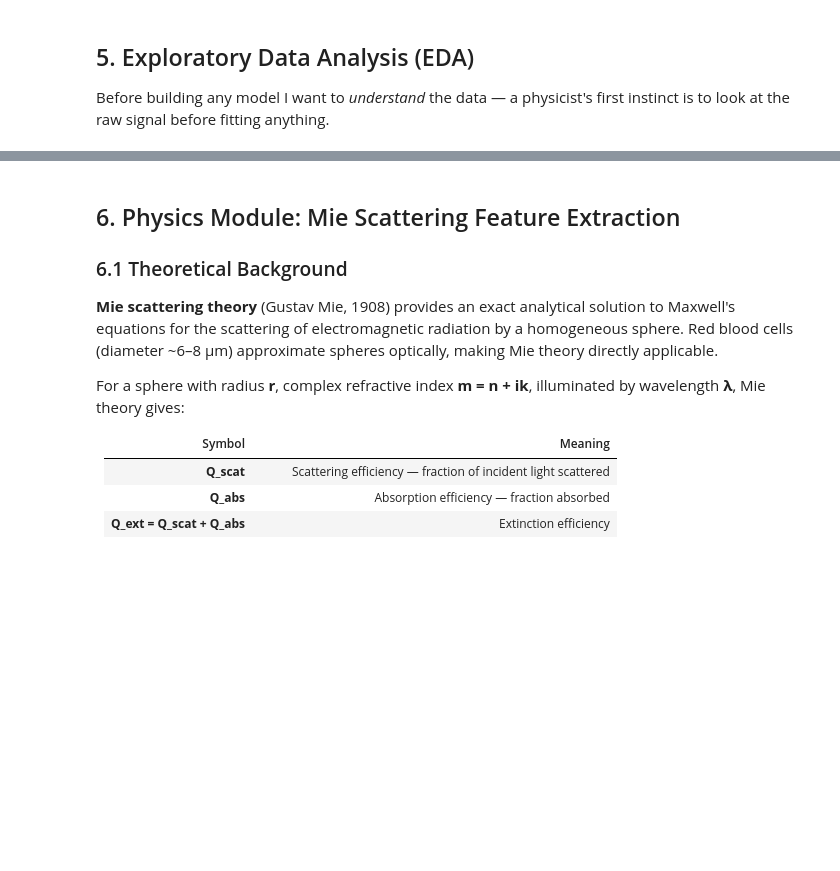
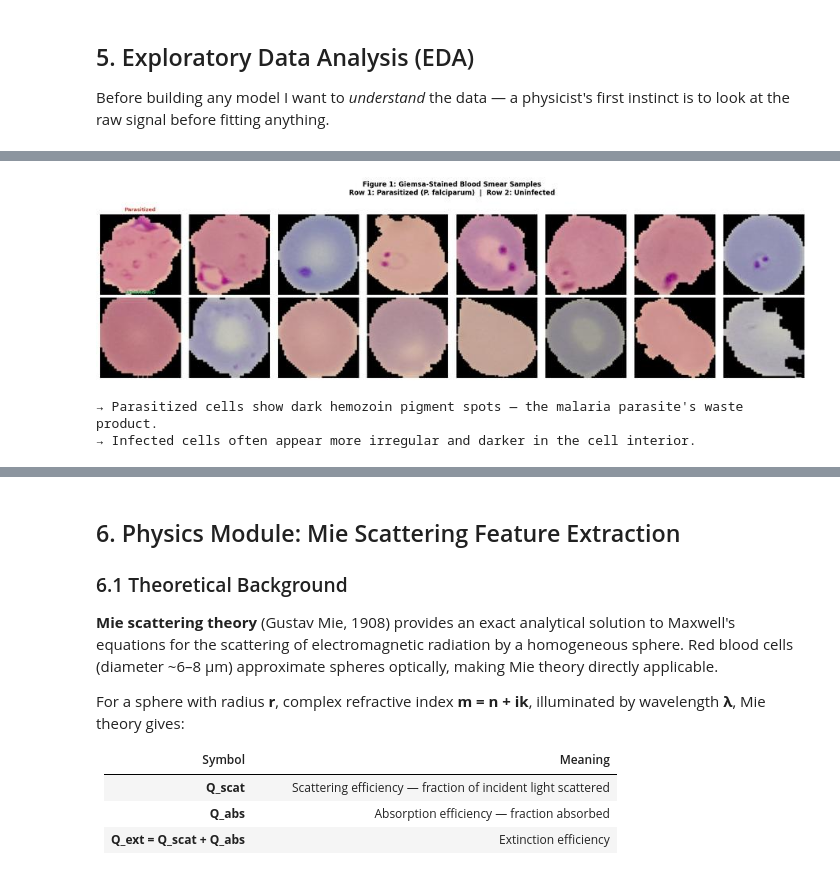
Before and after one commit to PROFBEN10/AI-Assisted-Malaria-Detection-via-Physics-Modeled-Microscopy-Image-Analysis, a Jupyter notebook: malaria_physics_ml_FINAL (3).ipynb, the cells around one changed output, grey strips where cells are left out. Drawn from its saved outputs; the diff is of its cells as text; code cells hidden in the pictures; blank space fills up the shorter version.

```diff
--- a/malaria_physics_ml_FINAL (3).ipynb
+++ b/malaria_physics_ml_FINAL (3).ipynb
@@ -168,16 +181,3 @@ print("\n✓ All imports successful")
-# %%
-# ── Optimised figure settings for GitHub rendering ──
-%matplotlib inline
-import matplotlib
-matplotlib.rcParams.update({
-    'figure.dpi': 80,
-    'savefig.dpi': 80,
-    'figure.facecolor': 'white',
-})
-# Use lossy PNG compression via Agg backend
-from IPython.display import set_matplotlib_formats
-set_matplotlib_formats('png')
-print("✓ Figure settings optimised for GitHub (DPI=80)")
 # %% [markdown]
 ## 4. Dataset Download & Exploration
 
@@ -252,28 +277,32 @@ print("\n✓ EDA sample ready")
 # %%
 # ─── Figure 1: Sample Cell Images ───
-fig, axes = plt.subplots(2, 8, figsize=(14, 4))
+fig, axes = plt.subplots(2, 8, figsize=(18, 5))
 fig.suptitle(
     'Figure 1: Giemsa-Stained Blood Smear Samples\n'
     'Row 1: Parasitized (P. falciparum)  |  Row 2: Uninfected',
     fontsize=12, fontweight='bold', y=1.02
 )
 
 inf_idx   = np.where(eda_labels == 0)[0][:8]
 uninf_idx = np.where(eda_labels == 1)[0][:8]
 
 for i, idx in enumerate(inf_idx):
     axes[0, i].imshow(eda_images[idx]); axes[0, i].axis('off')
     if i == 0: axes[0, i].set_title('Parasitized', fontsize=9, color='#C0392B', fontweight='bold')
 
 for i, idx in enumerate(uninf_idx):
     axes[1, i].imshow(eda_images[idx]); axes[1, i].axis('off')
     if i == 0: axes[1, i].set_title('Uninfected', fontsize=9, color='#27AE60', fontweight='bold')
 
 plt.tight_layout()
-plt.savefig('fig1_sample_images.png', dpi=80, bbox_inches='tight')
+plt.savefig('fig1_sample_images.png', dpi=150, bbox_inches='tight')
 plt.show()
 print("→ Parasitized cells show dark hemozoin pigment spots — the malaria parasite's waste product.")
 print("→ Infected cells often appear more irregular and darker in the cell interior.")
+# %% [output]
+[figure, added]
+→ Parasitized cells show dark hemozoin pigment spots — the malaria parasite's waste product.
+→ Infected cells often appear more irregular and darker in the cell interior.
 # %%
 # ─── Figure 2: Pixel Intensity Distributions per Channel ───
 fig, axes = plt.subplots(1, 3, figsize=(15, 4))
```
Also changed, not shown: parts of 32 cells of this notebook.
